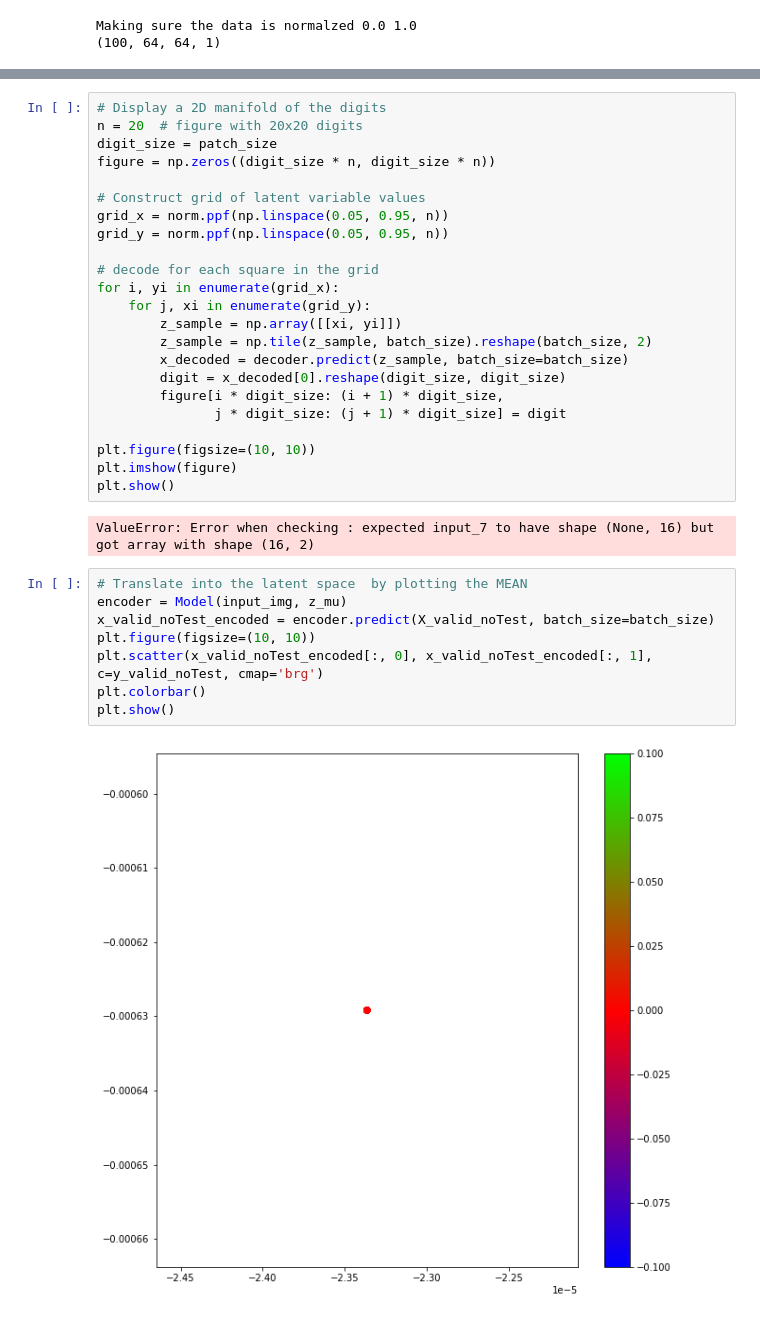
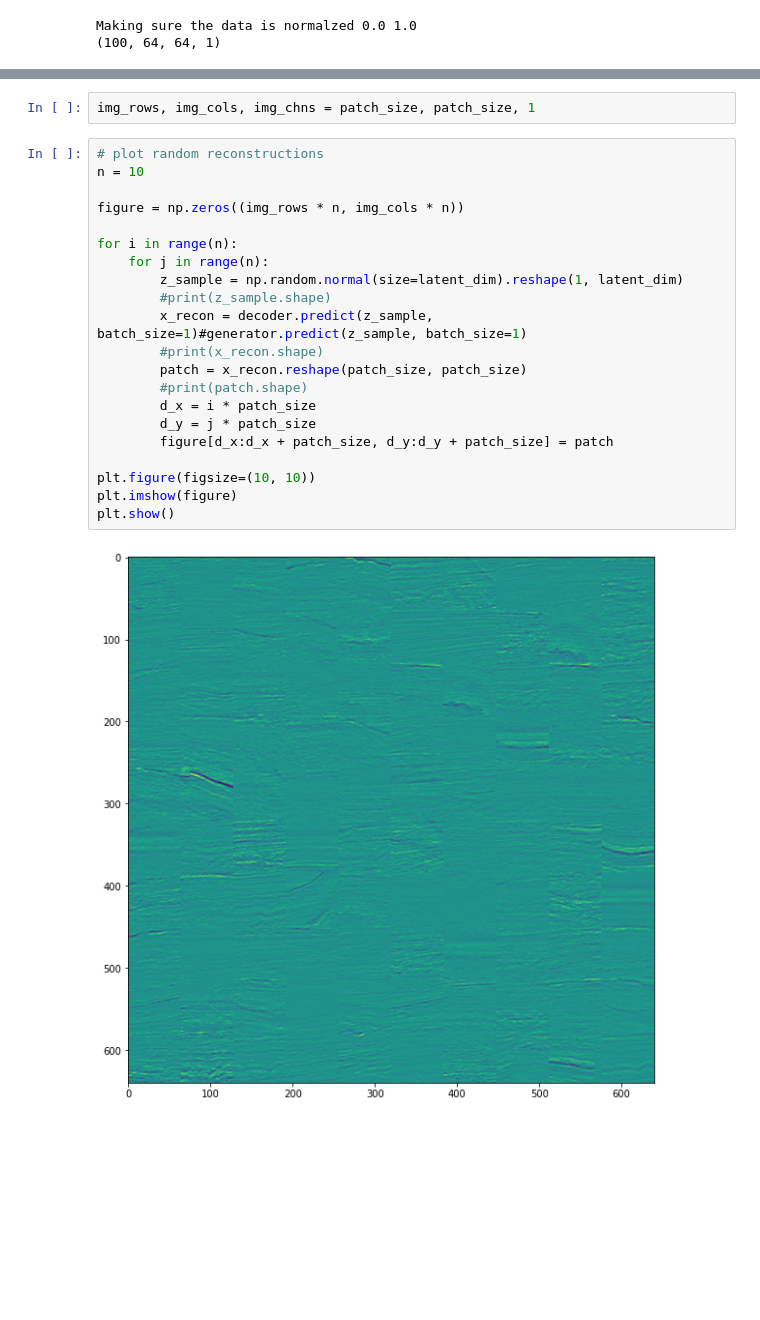
Before and after one commit to andykamp/quantify_seismic_similarity, a Jupyter notebook: notebooks/visualizing-seismic-using-a-variational-autoencoder.ipynb, the cells around one changed output, grey strips where cells are left out. Cells and saved outputs as stored; diff of their text form; blank space fills up the shorter version.

```diff
--- a/notebooks/visualizing-seismic-using-a-variational-autoencoder.ipynb
+++ b/notebooks/visualizing-seismic-using-a-variational-autoencoder.ipynb
@@ -453,36 +465,26 @@ plt.imshow(img_decoded[10][:,:,0])
-# %%
-# Display a 2D manifold of the digits
-n = 20  # figure with 20x20 digits
-digit_size = patch_size
-figure = np.zeros((digit_size * n, digit_size * n))
-
-# Construct grid of latent variable values
-grid_x = norm.ppf(np.linspace(0.05, 0.95, n))
-grid_y = norm.ppf(np.linspace(0.05, 0.95, n))
-
-# decode for each square in the grid
-for i, yi in enumerate(grid_x):
-    for j, xi in enumerate(grid_y):
-        z_sample = np.array([[xi, yi]])
-        z_sample = np.tile(z_sample, batch_size).reshape(batch_size, 2)
-        x_decoded = decoder.predict(z_sample, batch_size=batch_size)
-        digit = x_decoded[0].reshape(digit_size, digit_size)
-        figure[i * digit_size: (i + 1) * digit_size,
-               j * digit_size: (j + 1) * digit_size] = digit
-
-plt.figure(figsize=(10, 10))
-plt.imshow(figure)
-plt.show()
-# %% [output]
-ValueError: Error when checking : expected input_7 to have shape (None, 16) but got array with shape (16, 2)
-# %%
-# Translate into the latent space  by plotting the MEAN
-encoder = Model(input_img, z_mu)
-x_valid_noTest_encoded = encoder.predict(X_valid_noTest, batch_size=batch_size)
-plt.figure(figsize=(10, 10))
-plt.scatter(x_valid_noTest_encoded[:, 0], x_valid_noTest_encoded[:, 1], c=y_valid_noTest, cmap='brg')
-plt.colorbar()
-plt.show()
-# %% [output]
-[figure, removed]
+# %%
+img_rows, img_cols, img_chns = patch_size, patch_size, 1
+# %%
+# plot random reconstructions
+n = 10
+
+figure = np.zeros((img_rows * n, img_cols * n))
+
+for i in range(n):
+    for j in range(n):
+        z_sample = np.random.normal(size=latent_dim).reshape(1, latent_dim)
+        #print(z_sample.shape)
+        x_recon = decoder.predict(z_sample, batch_size=1)#generator.predict(z_sample, batch_size=1)
+        #print(x_recon.shape)
+        patch = x_recon.reshape(patch_size, patch_size)
+        #print(patch.shape)
+        d_x = i * patch_size
+        d_y = j * patch_size
+        figure[d_x:d_x + patch_size, d_y:d_y + patch_size] = patch
+
+plt.figure(figsize=(10, 10))
+plt.imshow(figure)
+plt.show()
+# %% [output]
+[figure, added]
 # %%
```
Also changed, not shown: parts of 26 cells of this notebook.
